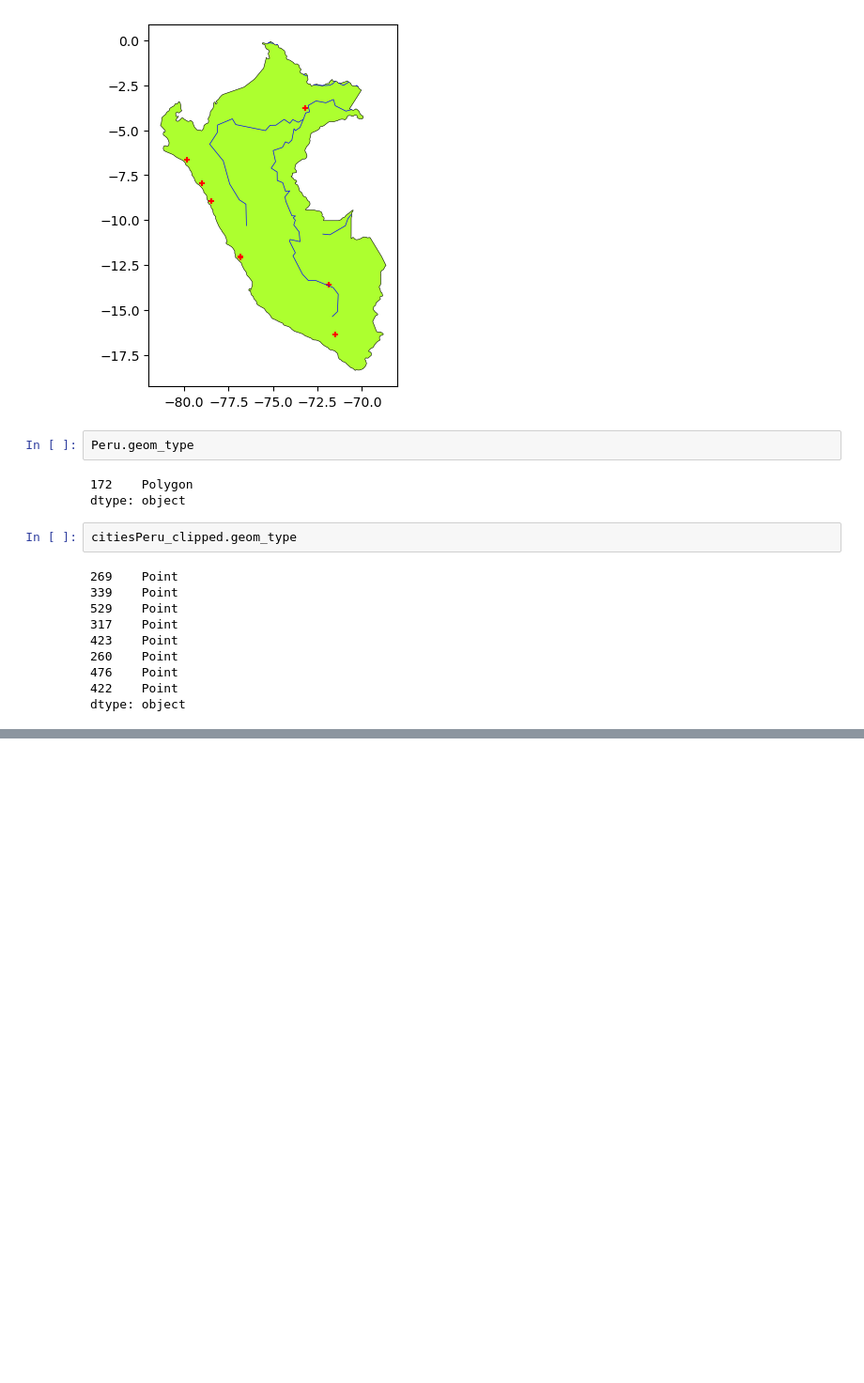
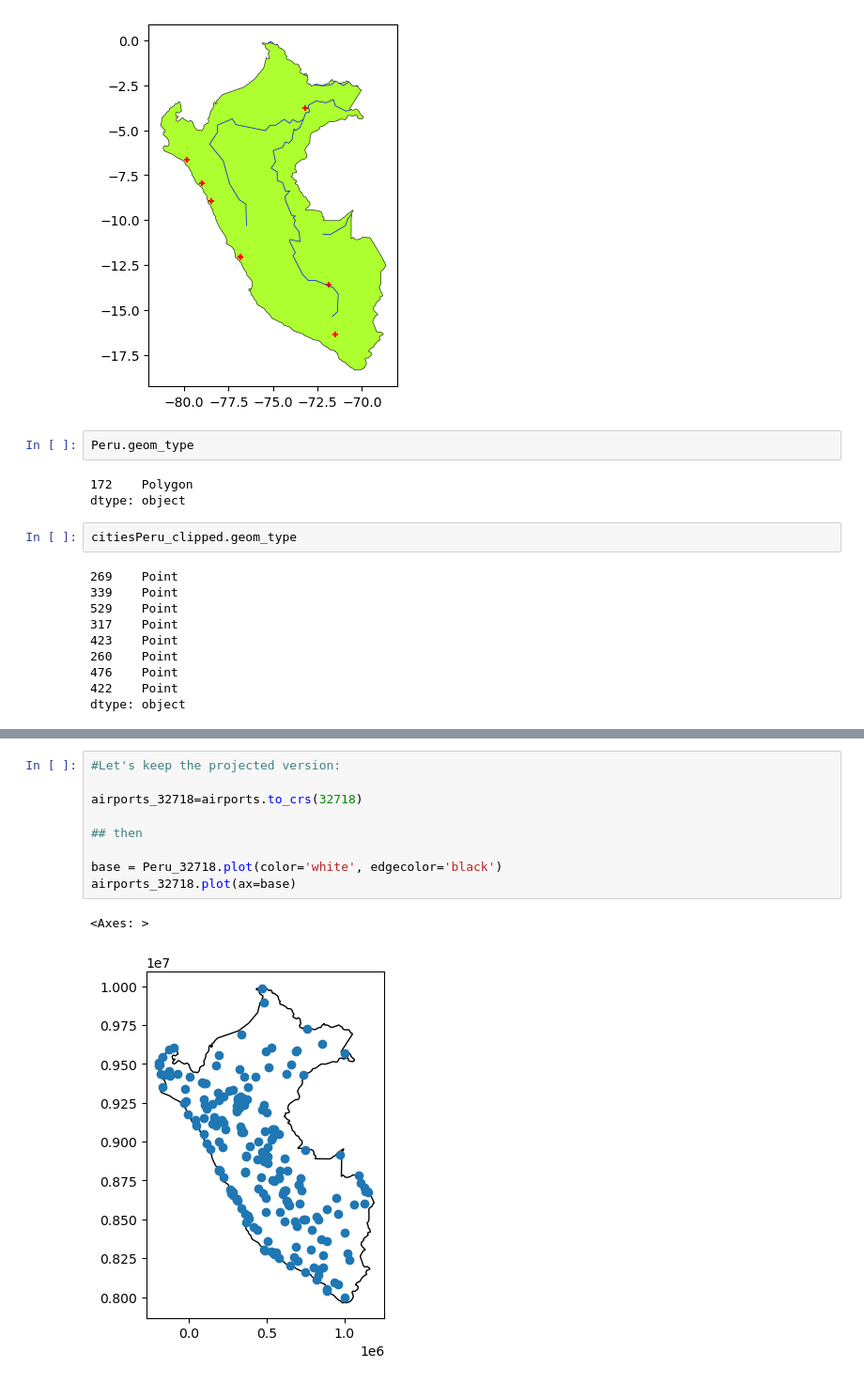
Before and after one commit to AlexNoblejas/introgeodf, a Jupyter notebook: Tarea2.ipynb, the cells around one changed output, grey strips where cells are left out. Shown at 94% size. Saved outputs shown, nothing was run; the diff lists cells and outputs as text; blank space fills up the shorter version.

```diff
--- a/Tarea2.ipynb
+++ b/Tarea2.ipynb
@@ -175,0 +372,12 @@ riversPeru_clipped.geom_type
+# %%
+#Let's keep the projected version:
+
+airports_32718=airports.to_crs(32718)
+
+## then
+
+base = Peru_32718.plot(color='white', edgecolor='black')
+airports_32718.plot(ax=base)
+# %% [output]
+<Axes: >
+[figure, added]
```
Also changed, not shown: parts of 27 cells of this notebook, 3 other files.
